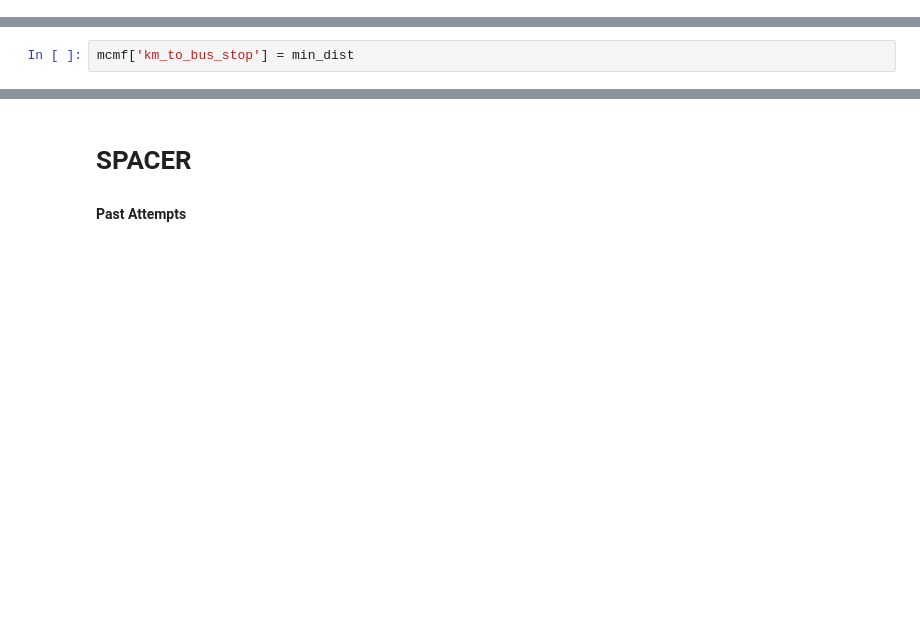
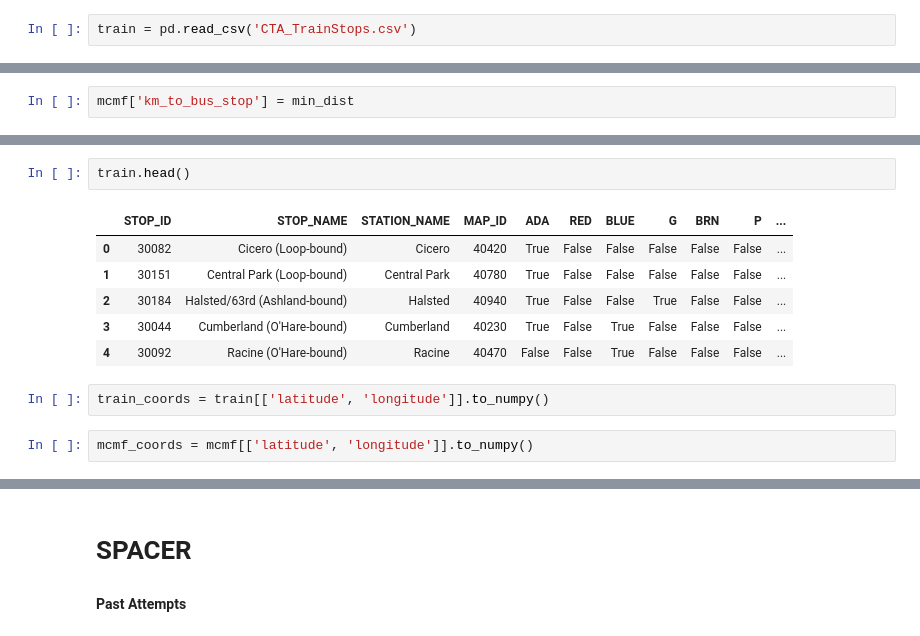
Before and after one commit to ada-zhong/STAT-390-Project, a Jupyter notebook: MCMF/Bus Stop Distance Calculations.ipynb, the cells around one changed output, grey strips where cells are left out. Cells and saved outputs as stored; diff of their text form; blank space fills up the shorter version.

Commit message:
Calculated dists to train

```diff
--- a/MCMF/Bus Stop Distance Calculations.ipynb
+++ b/MCMF/Bus Stop Distance Calculations.ipynb
@@ -10,6 +10,8 @@ from math import radians
 # %%
 bus = pd.read_csv('CTA_BusStops_Cleaned.csv')
 mcmf = pd.read_csv('data_cleaned.csv')
+# %%
+train = pd.read_csv('CTA_TrainStops.csv')
 # %%
 bus = bus.drop('Unnamed: 0', axis=1)
 mcmf = mcmf.drop('Unnamed: 0', axis=1)
@@ -80,0 +104,13 @@ mcmf.head()
+# %%
+train.head()
+# %% [output]
+|  | STOP_ID | STOP_NAME | STATION_NAME | MAP_ID | ADA | RED | BLUE | G | BRN | P | ... |
+| 0 | 30082 | Cicero (Loop-bound) | Cicero | 40420 | True | False | False | False | False | False | ... |
+| 1 | 30151 | Central Park (Loop-bound) | Central Park | 40780 | True | False | False | False | False | False | ... |
+| 2 | 30184 | Halsted/63rd (Ashland-bound) | Halsted | 40940 | True | False | False | True | False | False | ... |
+| 3 | 30044 | Cumberland (O'Hare-bound) | Cumberland | 40230 | True | False | True | False | False | False | ... |
+| 4 | 30092 | Racine (O'Hare-bound) | Racine | 40470 | False | False | True | False | False | False | ... |
+# %%
+train_coords = train[['latitude', 'longitude']].to_numpy()
+# %%
+mcmf_coords = mcmf[['latitude', 'longitude']].to_numpy()
```
Also changed, not shown: parts of 12 cells of this notebook, 2 other files.
